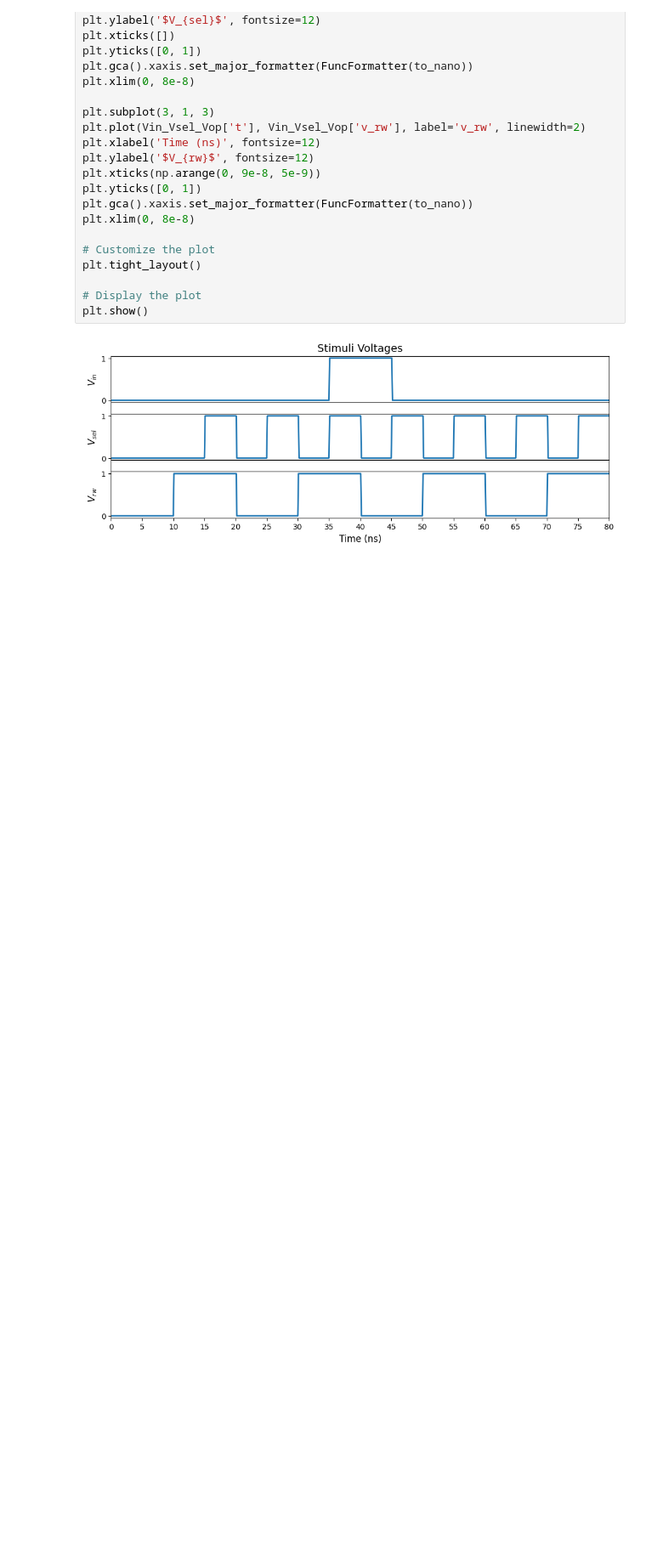
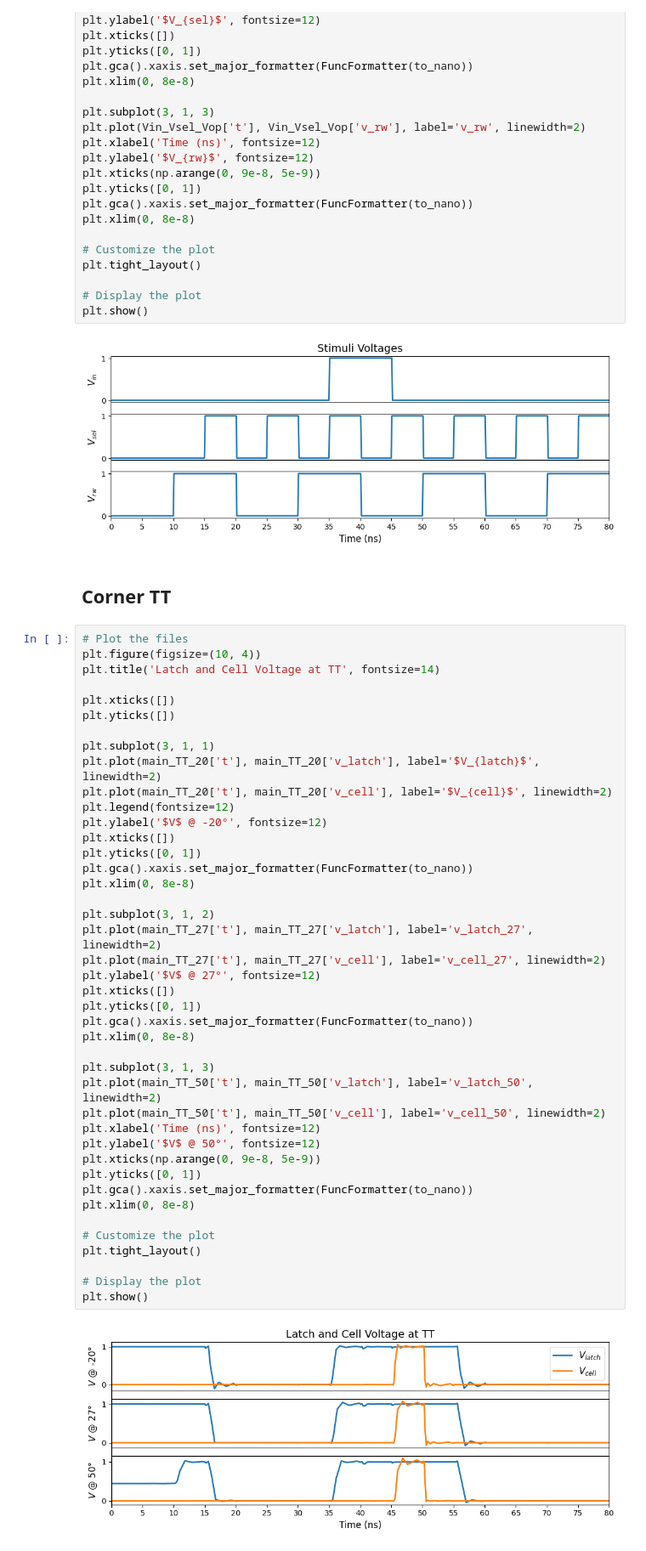
Before and after one commit to Tezyy/Integrated_circuits, a Jupyter notebook: figures/Spice graph/main_creator.ipynb, the cells around one changed output. Shown: that part at 85% size. Drawn from its saved outputs; the diff is of its cells as text; blank space fills up the shorter version.

Commit message:
Added all Latch and cell voltage graphs

```diff
--- a/figures/Spice graph/main_creator.ipynb
+++ b/figures/Spice graph/main_creator.ipynb
@@ -85,3 +85,49 @@ plt.tight_layout()
 plt.show()
 # %% [output]
 [figure]
+# %% [markdown]
+## Corner TT
+# %%
+# Plot the files
+plt.figure(figsize=(10, 4))
+plt.title('Latch and Cell Voltage at TT', fontsize=14)
+
+plt.xticks([])
+plt.yticks([])
+
+plt.subplot(3, 1, 1)
+plt.plot(main_TT_20['t'], main_TT_20['v_latch'], label='$V_{latch}$', linewidth=2)
+plt.plot(main_TT_20['t'], main_TT_20['v_cell'], label='$V_{cell}$', linewidth=2)
+plt.legend(fontsize=12)
+plt.ylabel('$V$ @ -20°', fontsize=12)
+plt.xticks([])
+plt.yticks([0, 1])
+plt.gca().xaxis.set_major_formatter(FuncFormatter(to_nano))
+plt.xlim(0, 8e-8)
+
+plt.subplot(3, 1, 2)
+plt.plot(main_TT_27['t'], main_TT_27['v_latch'], label='v_latch_27', linewidth=2)
+plt.plot(main_TT_27['t'], main_TT_27['v_cell'], label='v_cell_27', linewidth=2)
+plt.ylabel('$V$ @ 27°', fontsize=12)
+plt.xticks([])
+plt.yticks([0, 1])
+plt.gca().xaxis.set_major_formatter(FuncFormatter(to_nano))
+plt.xlim(0, 8e-8)
+
+plt.subplot(3, 1, 3)
+plt.plot(main_TT_50['t'], main_TT_50['v_latch'], label='v_latch_50', linewidth=2)
+plt.plot(main_TT_50['t'], main_TT_50['v_cell'], label='v_cell_50', linewidth=2)
+plt.xlabel('Time (ns)', fontsize=12)
+plt.ylabel('$V$ @ 50°', fontsize=12)
+plt.xticks(np.arange(0, 9e-8, 5e-9))
+plt.yticks([0, 1])
+plt.gca().xaxis.set_major_formatter(FuncFormatter(to_nano))
+plt.xlim(0, 8e-8)
+
+# Customize the plot
+plt.tight_layout()
+
+# Display the plot
+plt.show()
+# %% [output]
+[figure, added]
```
Also changed, not shown: parts of 8 cells of this notebook, 5 other files.
